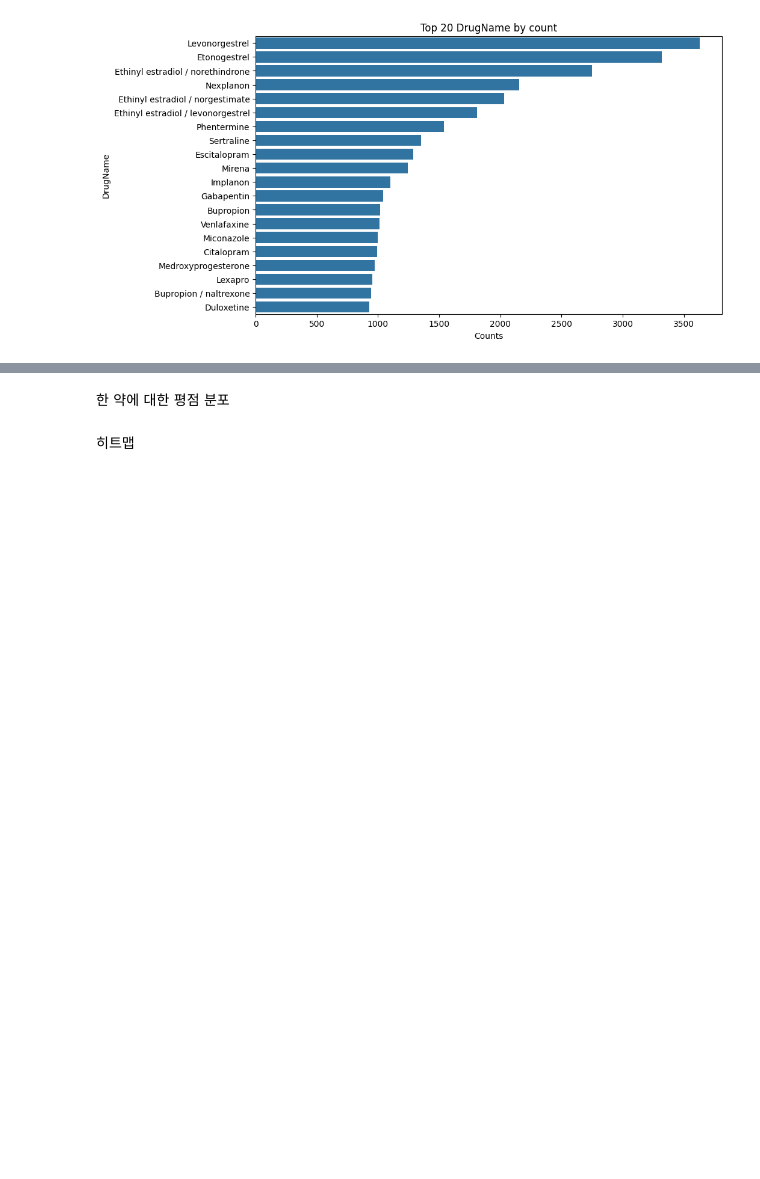
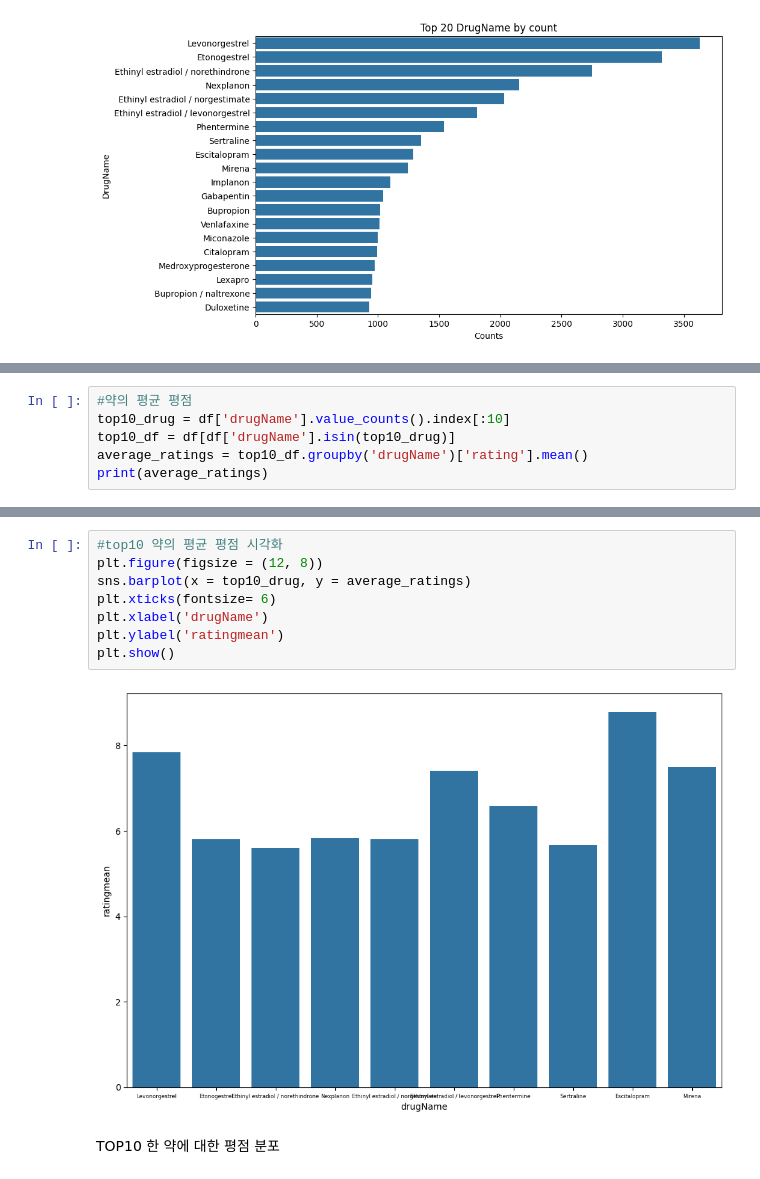
Before and after one commit to 2j0123/Drug-Review-Data-Predictions-Drug-Name, a Jupyter notebook: WASSUP_TEAM7_2.ipynb, the cells around one changed output, grey strips where cells are left out. Drawn from its saved outputs; the diff is of its cells as text; blank space fills up the shorter version.

```diff
--- a/WASSUP_TEAM7_2.ipynb
+++ b/WASSUP_TEAM7_2.ipynb
@@ -178,0 +215,6 @@ plt.barplot(data = df, y = , x = df['drugName'].value_counts().index[:20])
+# %%
+#약의 평균 평점
+top10_drug = df['drugName'].value_counts().index[:10]
+top10_df = df[df['drugName'].isin(top10_drug)]
+average_ratings = top10_df.groupby('drugName')['rating'].mean()
+print(average_ratings)
@@ -179,4 +234,12 @@ plt.barplot(data = df, y = , x = df['drugName'].value_counts().index[:20])
+# %%
+#top10 약의 평균 평점 시각화
+plt.figure(figsize = (12, 8))
+sns.barplot(x = top10_drug, y = average_ratings)
+plt.xticks(fontsize= 6)
+plt.xlabel('drugName')
+plt.ylabel('ratingmean')
+plt.show()
+# %% [output]
+[figure, added]
 # %% [markdown]
-한 약에 대한 평점 분포
+TOP10 한 약에 대한 평점 분포
-# %% [markdown]
-히트맵
```
Also changed, not shown: parts of 33 cells of this notebook.
